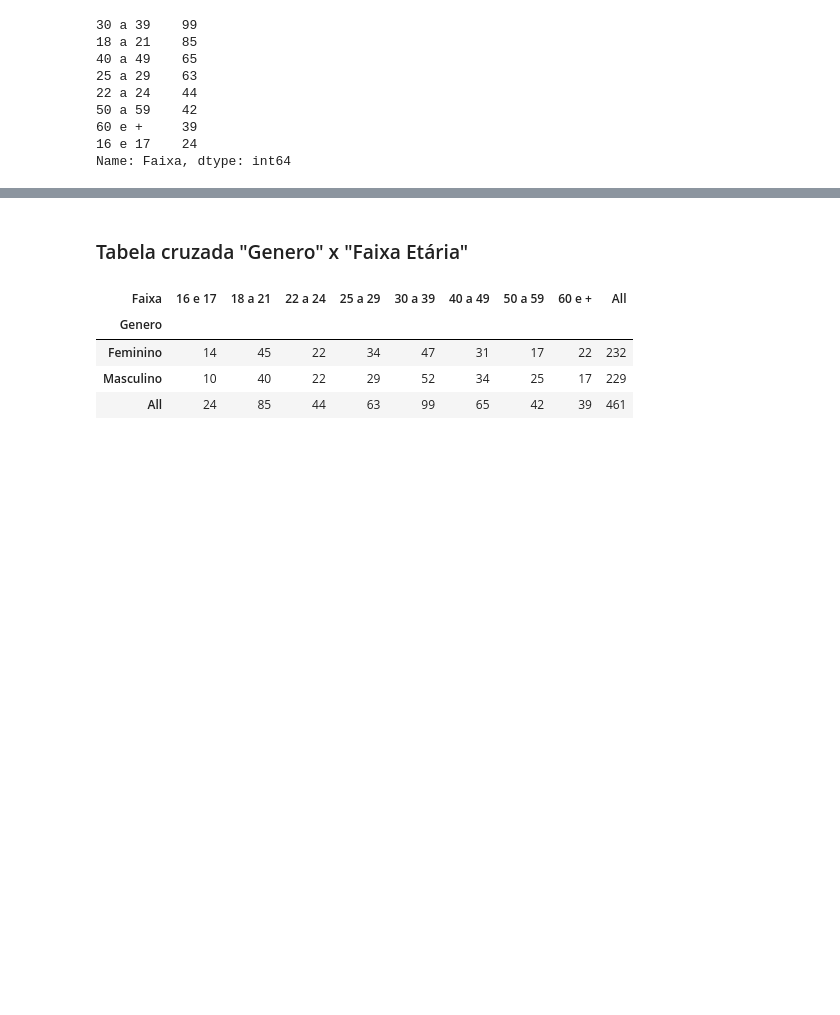
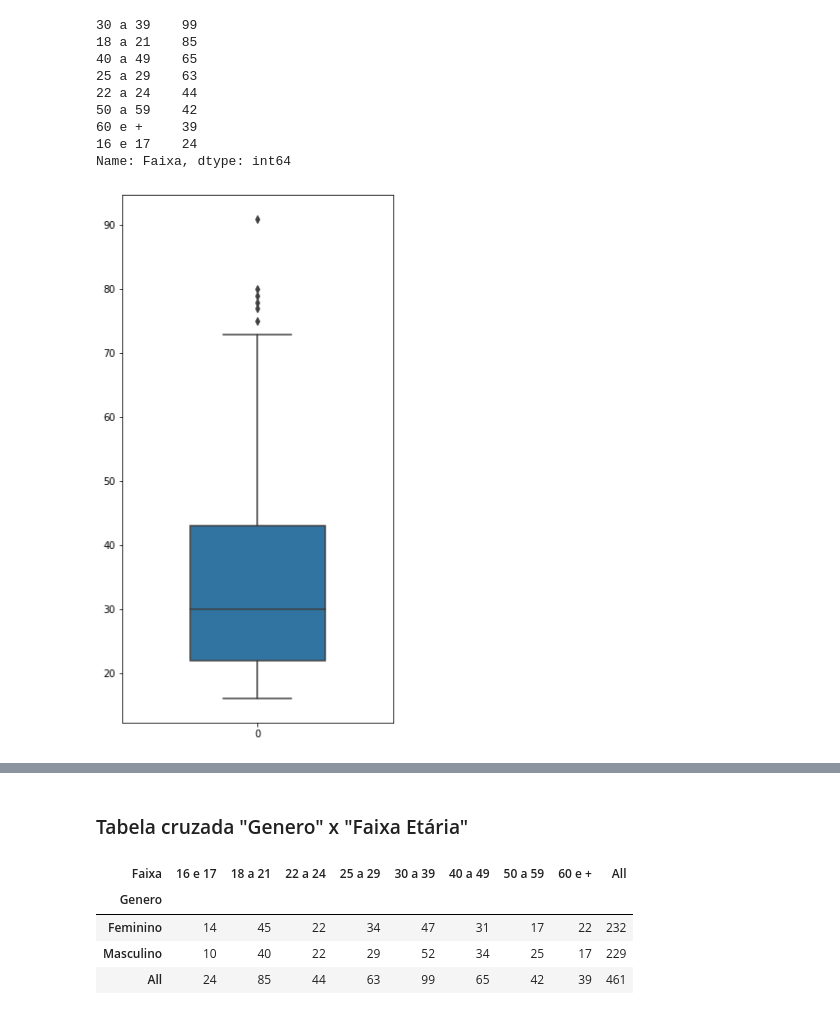
Before and after one commit to wfsilva-uea/coari, a Jupyter notebook: Coari_Trabalho_Estatística_DF_filtrado.ipynb, the cells around one changed output, grey strips where cells are left out. Drawn from its saved outputs; the diff is of its cells as text; code cells hidden in the pictures; blank space fills up the shorter version.

```diff
--- a/Coari_Trabalho_Estatística_DF_filtrado.ipynb
+++ b/Coari_Trabalho_Estatística_DF_filtrado.ipynb
@@ -158,3 +158,9 @@ val_faixa
 60 e +     39
 16 e 17    24
 Name: Faixa, dtype: int64
+# %%
+plt.figure(figsize=(5,10))
+sns.boxplot(data=df["Idade"],orient="v", width=0.5)
+plt.show()
+# %% [output]
+[figure, added]
```
Also changed, not shown: parts of 26 cells of this notebook.
